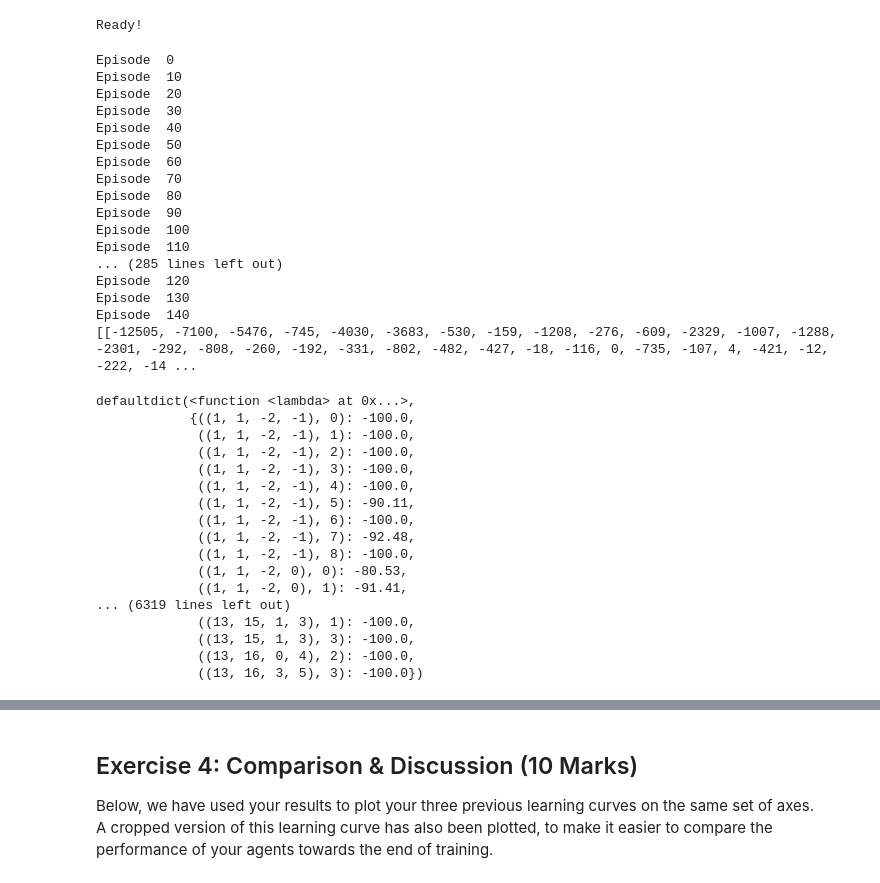
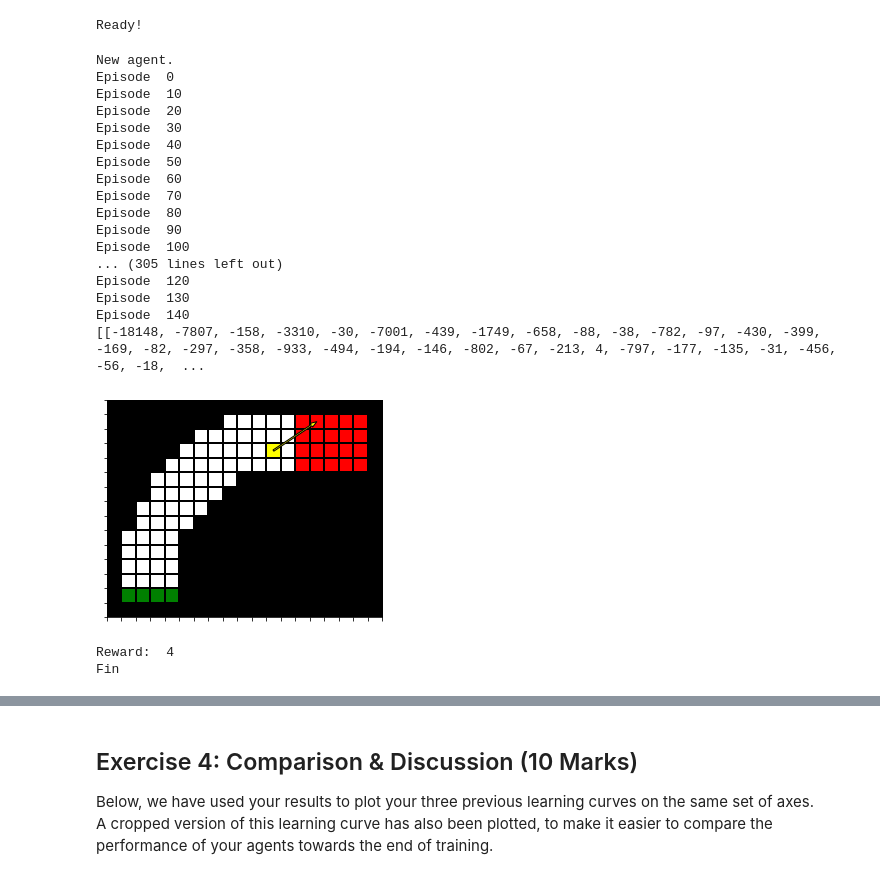
Before and after one commit to fj317/ReinforcedLearningAgents, a Jupyter notebook: rl_cw/rl_cw_2_racetrack.ipynb, the cells around one changed output, grey strips where cells are left out. Saved outputs shown, nothing was run; the diff lists cells and outputs as text; code cells hidden in the pictures.

```diff
--- a/rl_cw/rl_cw_2_racetrack.ipynb
+++ b/rl_cw/rl_cw_2_racetrack.ipynb
@@ -342,7 +332,6 @@ def chooseAction(Q, state):
         # explore action
         return np.random.randint(0, 9)
     # greedy action
-    first = True
     # loop through each action and find best action in current state
     QValues = []
     for i in range(9):
@@ -351,6 +340,7 @@ def chooseAction(Q, state):
     return bestAction
 
 for agent in range(agentNumber):
+    print("New agent.")
     sarsa_rewards.append([])
     for episode in range(episodeNumber):
         if episode % 10 == 0:
@@ -371,6 +361,7 @@ for agent in range(agentNumber):
 
 print(sarsa_rewards)
 # %% [output]
+New agent.
 Episode  0
 Episode  10
 Episode  20
@@ -382,29 +373,8 @@ Episode  70
 Episode  80
 Episode  90
 Episode  100
-Episode  110
-... (285 lines left out)
+... (305 lines left out)
 Episode  120
 Episode  130
 Episode  140
-[[-12505, -7100, -5476, -745, -4030, -3683, -530, -159, -1208, -276, -609, -2329, -1007, -1288, -2301, -292, -808, -260, -192, -331, -802, -482, -427, -18, -116, 0, -735, -107, 4, -421, -12, -222, -14 ...
+[[-18148, -7807, -158, -3310, -30, -7001, -439, -1749, -658, -88, -38, -782, -97, -430, -399, -169, -82, -297, -358, -933, -494, -194, -146, -802, -67, -213, 4, -797, -177, -135, -31, -456, -56, -18,  ...
-# %%
-pprint.pprint(Q)
-# %% [output]
-defaultdict(<function <lambda> at 0x...>,
-            {((1, 1, -2, -1), 0): -100.0,
-             ((1, 1, -2, -1), 1): -100.0,
-             ((1, 1, -2, -1), 2): -100.0,
-             ((1, 1, -2, -1), 3): -100.0,
-             ((1, 1, -2, -1), 4): -100.0,
-             ((1, 1, -2, -1), 5): -90.11,
-             ((1, 1, -2, -1), 6): -100.0,
-             ((1, 1, -2, -1), 7): -92.48,
-             ((1, 1, -2, -1), 8): -100.0,
-             ((1, 1, -2, 0), 0): -80.53,
-             ((1, 1, -2, 0), 1): -91.41,
-... (6319 lines left out)
-             ((13, 15, 1, 3), 1): -100.0,
-             ((13, 15, 1, 3), 3): -100.0,
-             ((13, 16, 0, 4), 2): -100.0,
-             ((13, 16, 3, 5), 3): -100.0})
@@ -413,3 +381,25 @@ defaultdict(<function <lambda> at 0x...>,
+# %%
+def playGame(Q):
+    state = env.reset()
+    episode = [state]
+    terminal = False
+    totalReward = 0
+    while terminal == False:
+        env.render()
+        actionIndex = chooseAction(Q, state)
+        state, reward, terminal = env.step(actionIndex)
+        totalReward += reward
+        episode.append(state)
+    return totalReward
+
+totalReward = playGame(Q)
+#pprint.pprint(policy)
+print("Reward: ", totalReward)
+print("Fin")
+# %% [output]
+[figure, added]
+Reward:  4
+Fin
 # %%
 from racetrack_env import plot_results
 from racetrack_env import simple_issue_checking
```
Also changed, not shown: parts of 14 cells of this notebook.
